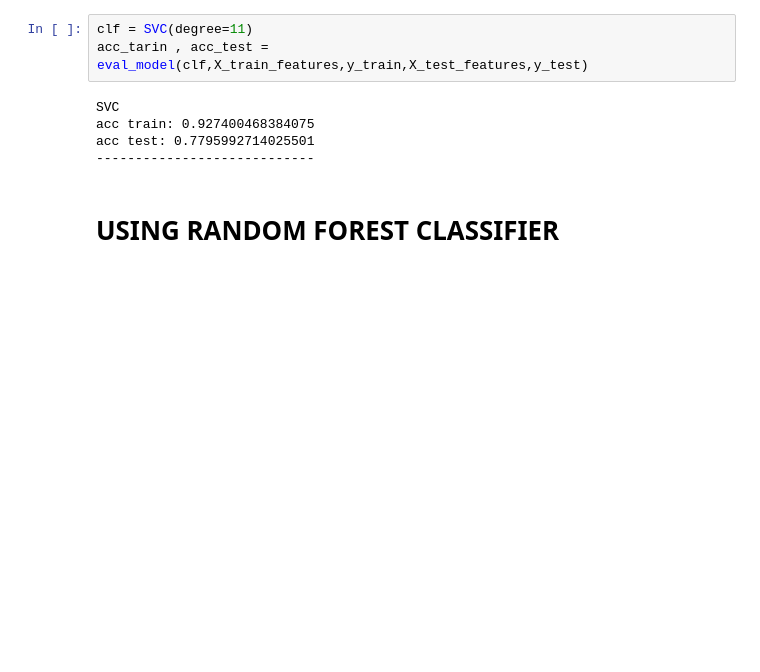
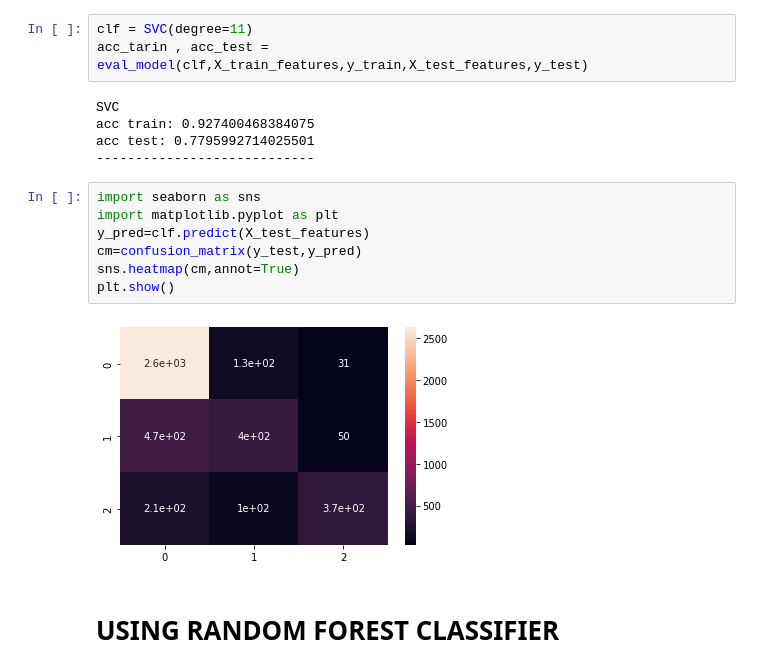
Before and after one commit to sherifRoshdy/NLP-project, a Jupyter notebook: Sentiment Analysis .ipynb, the cells around one changed output. Cells and saved outputs as stored; diff of their text form; blank space fills up the shorter version.

```diff
--- a/Sentiment Analysis .ipynb
+++ b/Sentiment Analysis .ipynb
@@ -231,6 +238,15 @@ SVC
 acc train: 0.927400468384075
 acc test: 0.7795992714025501
 ----------------------------
+# %%
+import seaborn as sns
+import matplotlib.pyplot as plt
+y_pred=clf.predict(X_test_features)
+cm=confusion_matrix(y_test,y_pred)
+sns.heatmap(cm,annot=True)
+plt.show()
+# %% [output]
+[figure, added]
 # %% [markdown]
 # USING RANDOM FOREST CLASSIFIER
 # %%
```
Also changed, not shown: parts of 21 cells of this notebook.
